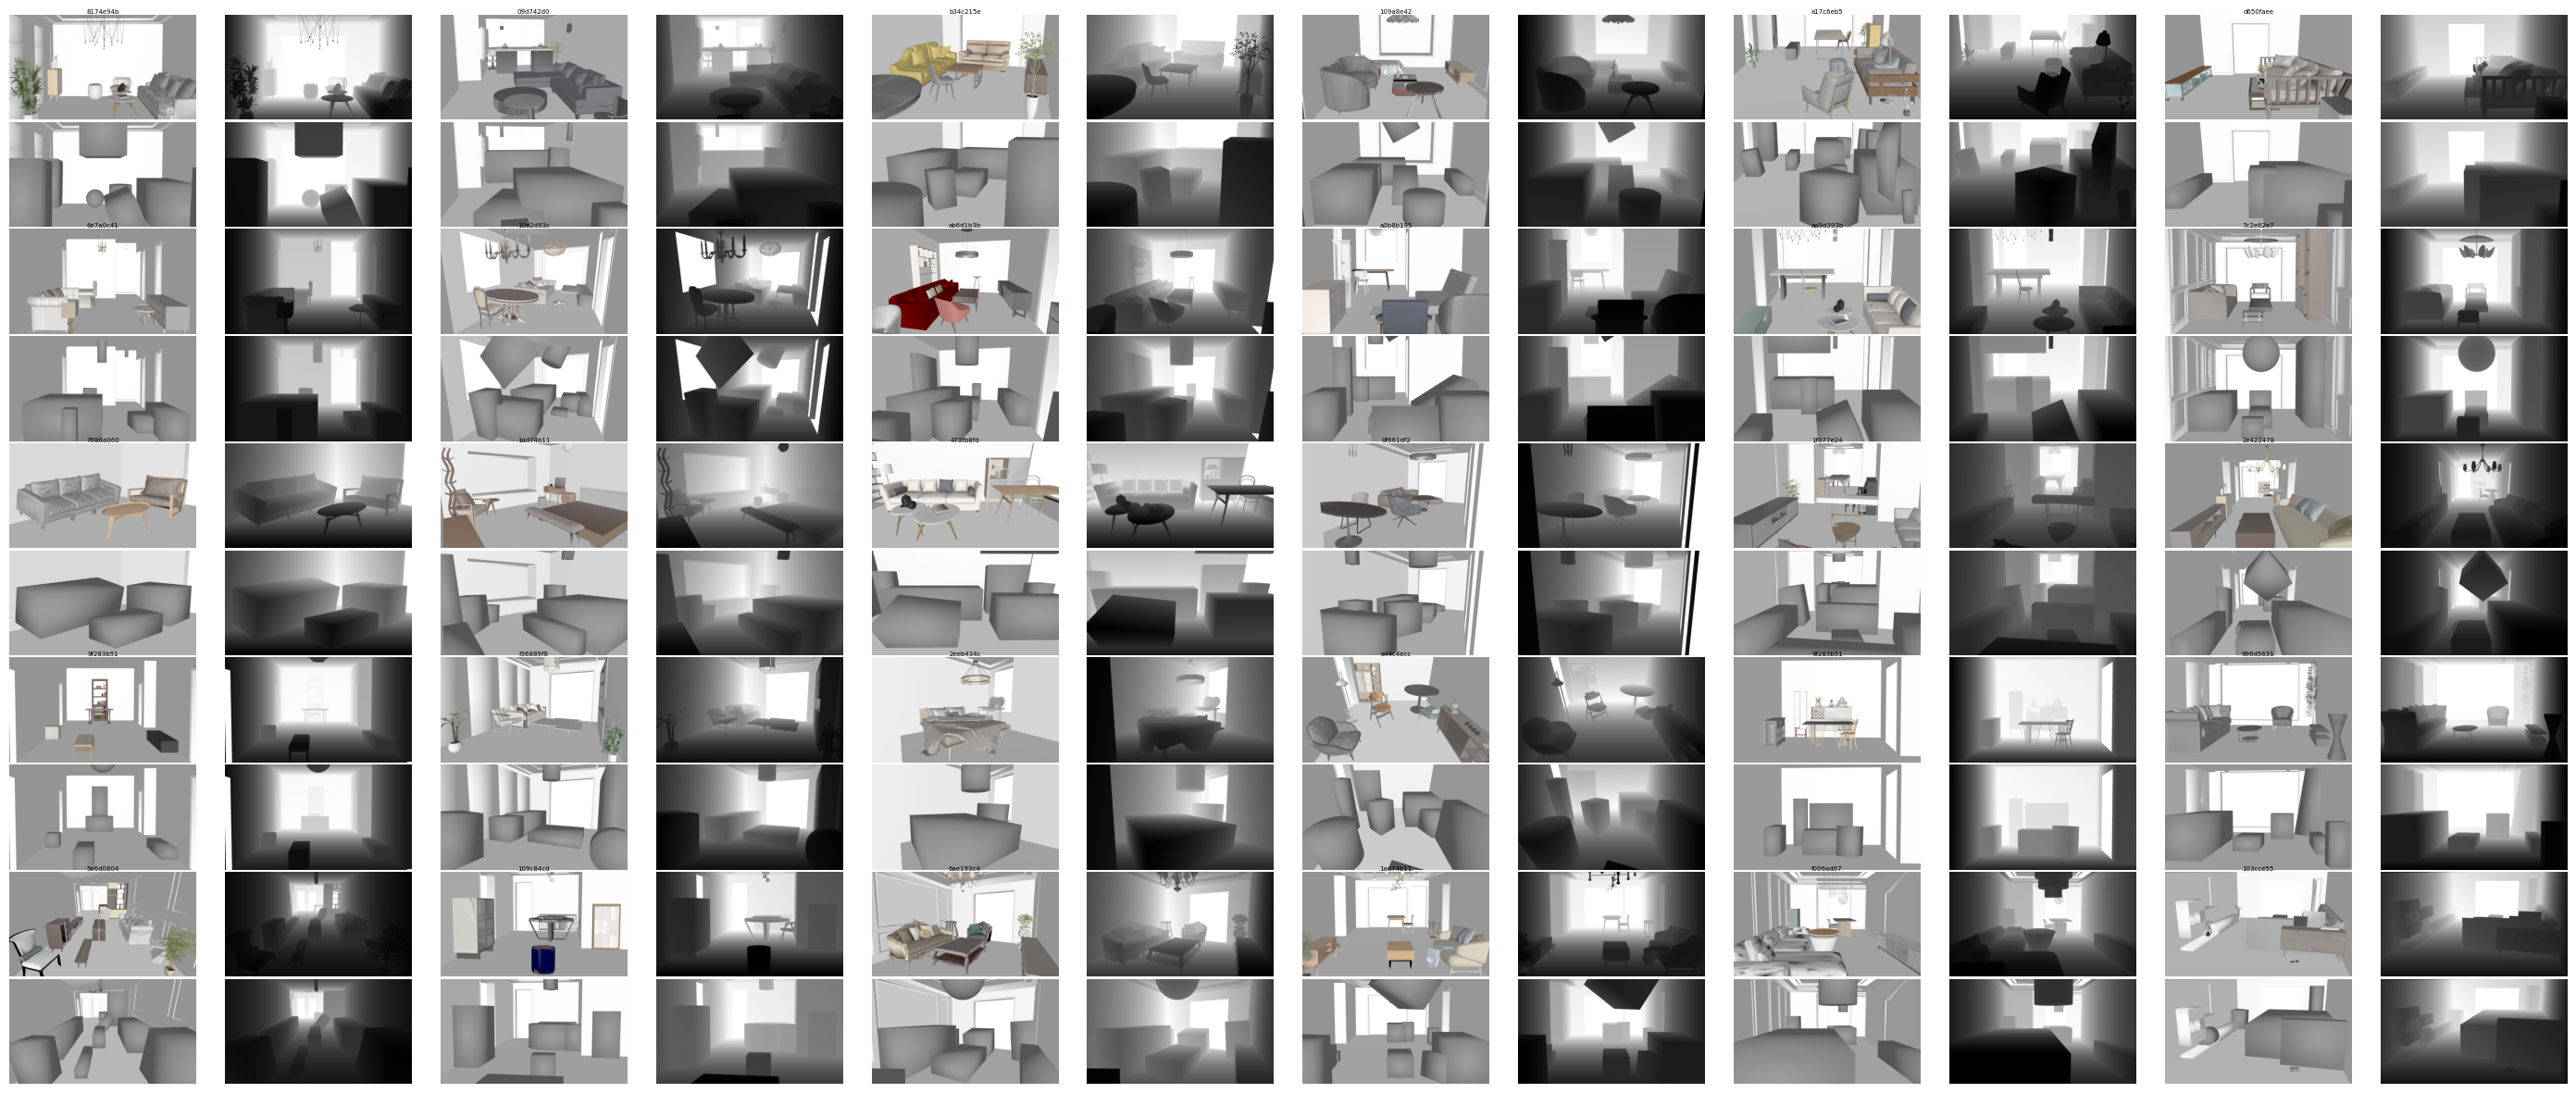
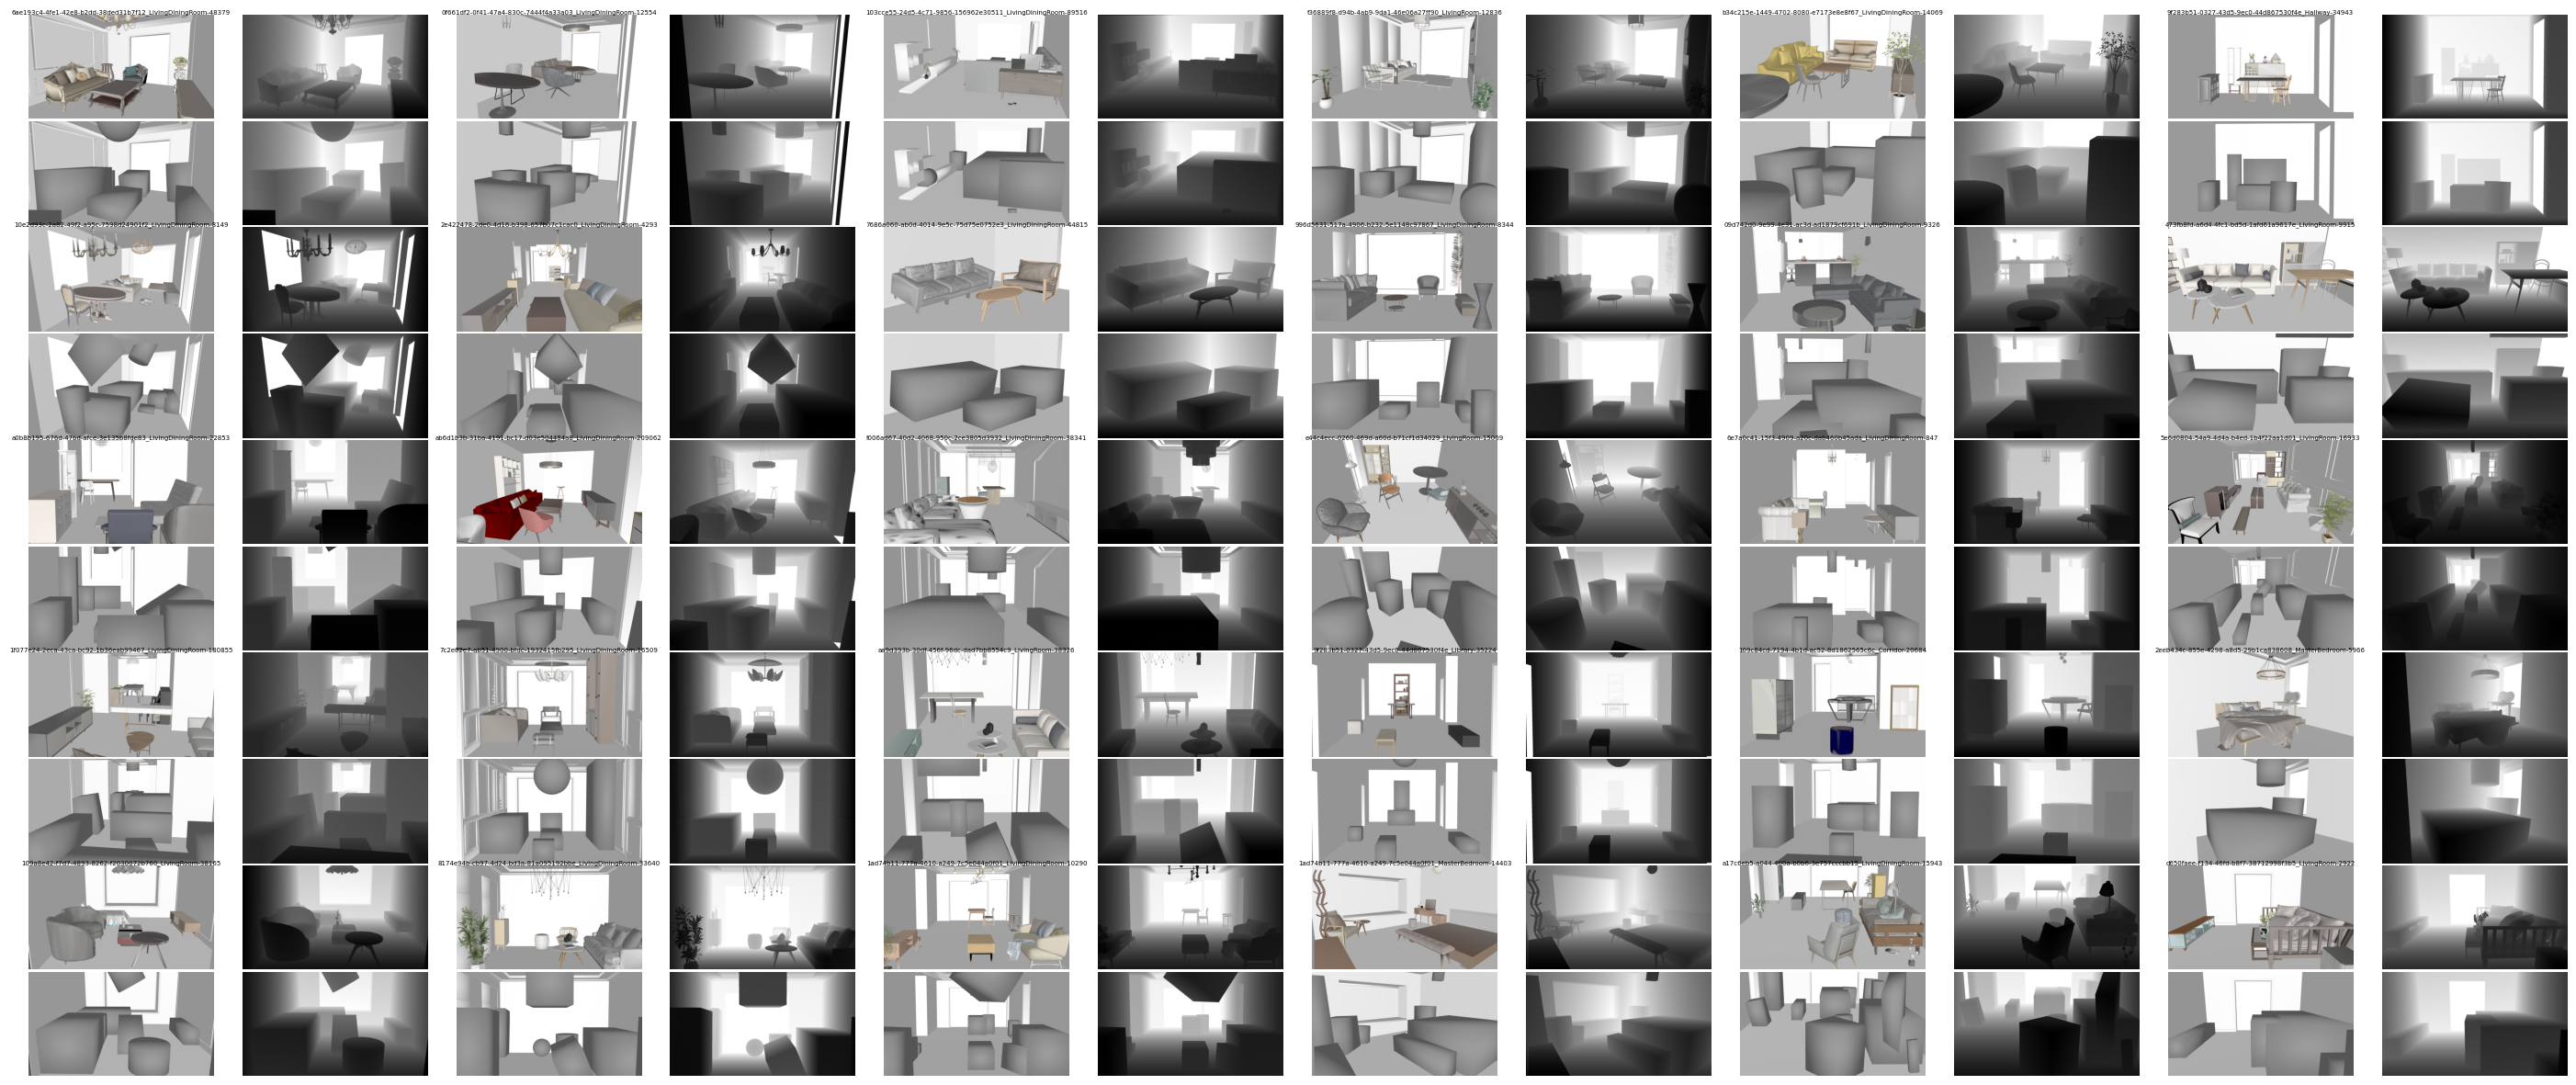
Unified diff of the notebook cell whose output changed from the first chart to the second:
--- before
+++ after
@@ -6,12 +6,14 @@
     c = (i % 6) * 2
 
-    color, depth, color_bbox, depth_bbox = render_scene(scene_data)
+    color = scene_data["color"]
+    depth = scene_data["depth"]
+    color_bbox = scene_data["color_bbox"]
+    depth_bbox = scene_data["depth_bbox"]
+    name = scene_data["scene_id"]
 
     axes[r, c].imshow(color)
-    axes[r, c + 1].imshow(norm_depth(depth), cmap="gray")
+    axes[r, c + 1].imshow(depth)
     axes[r + 1, c].imshow(color_bbox)
-    axes[r + 1, c + 1].imshow(norm_depth(depth_bbox), cmap="gray")
-
-    name = scene_data["metadata"]["scene_name"].split("_")[0][:8]
+    axes[r + 1, c + 1].imshow(depth_bbox)
     axes[r, c].set_title(name, fontsize=5, pad=1)
 
@@ -20,3 +22,3 @@
 
 
-fig.savefig("dataset_viz.png", dpi=300, bbox_inches="tight")
+fig.savefig("../assets/dataset_visualization.png", dpi=300, bbox_inches="tight")

Commit: dataset viz